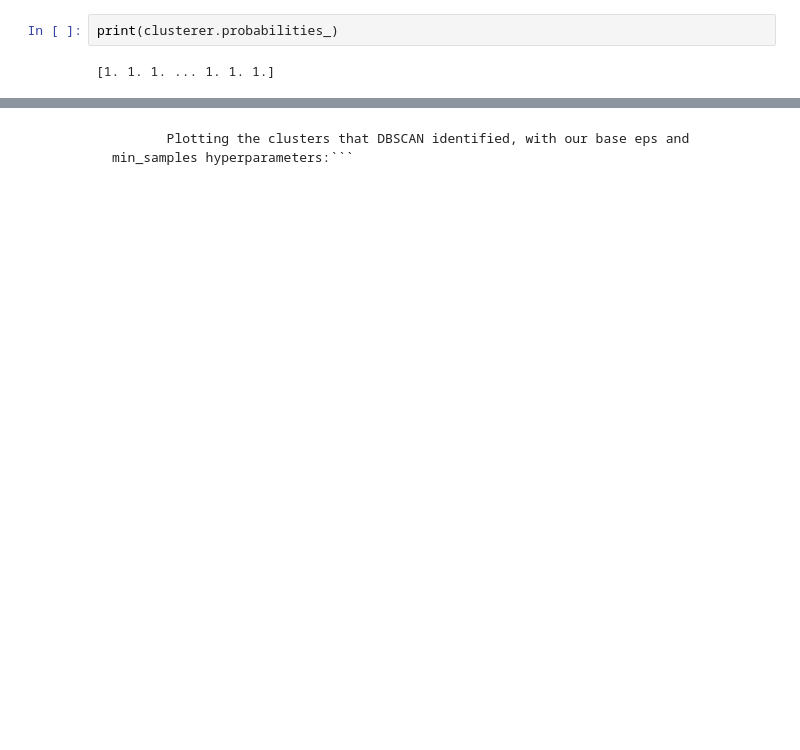
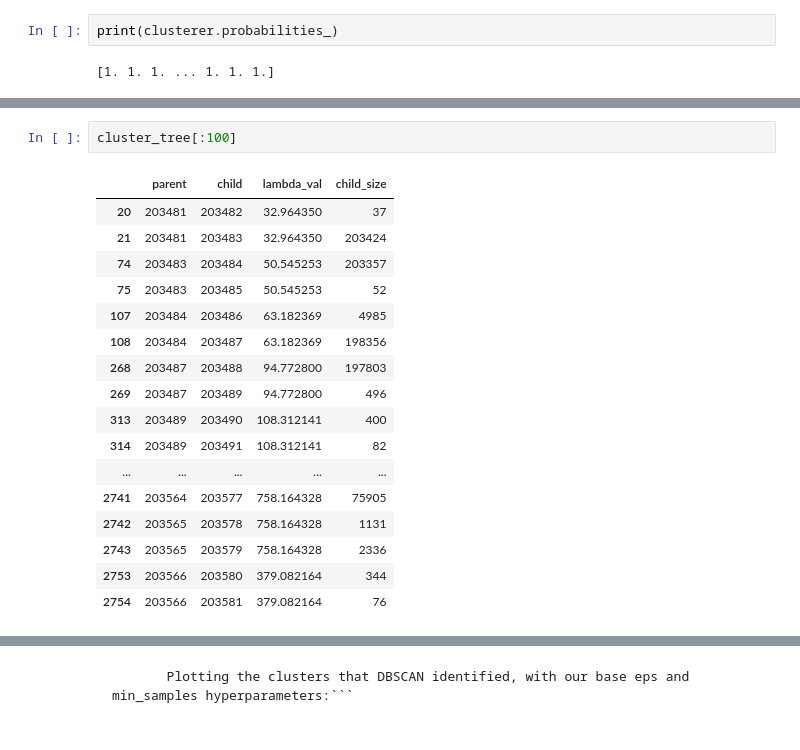
Before and after one commit to tombresee/SensorAnalysis, a Jupyter notebook: ENTER/code/208_HDBSCAN.ipynb, the cells around one changed output, grey strips where cells are left out. Saved outputs shown, nothing was run; the diff lists cells and outputs as text; blank space fills up the shorter version.

```diff
--- a/ENTER/code/208_HDBSCAN.ipynb
+++ b/ENTER/code/208_HDBSCAN.ipynb
@@ -571,0 +403,20 @@ print(tsys["cluster"].value_counts(), '\n')
+# %%
+cluster_tree[:100]
+# %% [output]
+|  | parent | child | lambda_val | child_size |
+| 20 | 203481 | 203482 | 32.964350 | 37 |
+| 21 | 203481 | 203483 | 32.964350 | 203424 |
+| 74 | 203483 | 203484 | 50.545253 | 203357 |
+| 75 | 203483 | 203485 | 50.545253 | 52 |
+| 107 | 203484 | 203486 | 63.182369 | 4985 |
+| 108 | 203484 | 203487 | 63.182369 | 198356 |
+| 268 | 203487 | 203488 | 94.772800 | 197803 |
+| 269 | 203487 | 203489 | 94.772800 | 496 |
+| 313 | 203489 | 203490 | 108.312141 | 400 |
+| 314 | 203489 | 203491 | 108.312141 | 82 |
+| ... | ... | ... | ... | ... |
+| 2741 | 203564 | 203577 | 758.164328 | 75905 |
+| 2742 | 203565 | 203578 | 758.164328 | 1131 |
+| 2743 | 203565 | 203579 | 758.164328 | 2336 |
+| 2753 | 203566 | 203580 | 379.082164 | 344 |
+| 2754 | 203566 | 203581 | 379.082164 | 76 |
```
Also changed, not shown: parts of 120 cells of this notebook, 1 other file.
